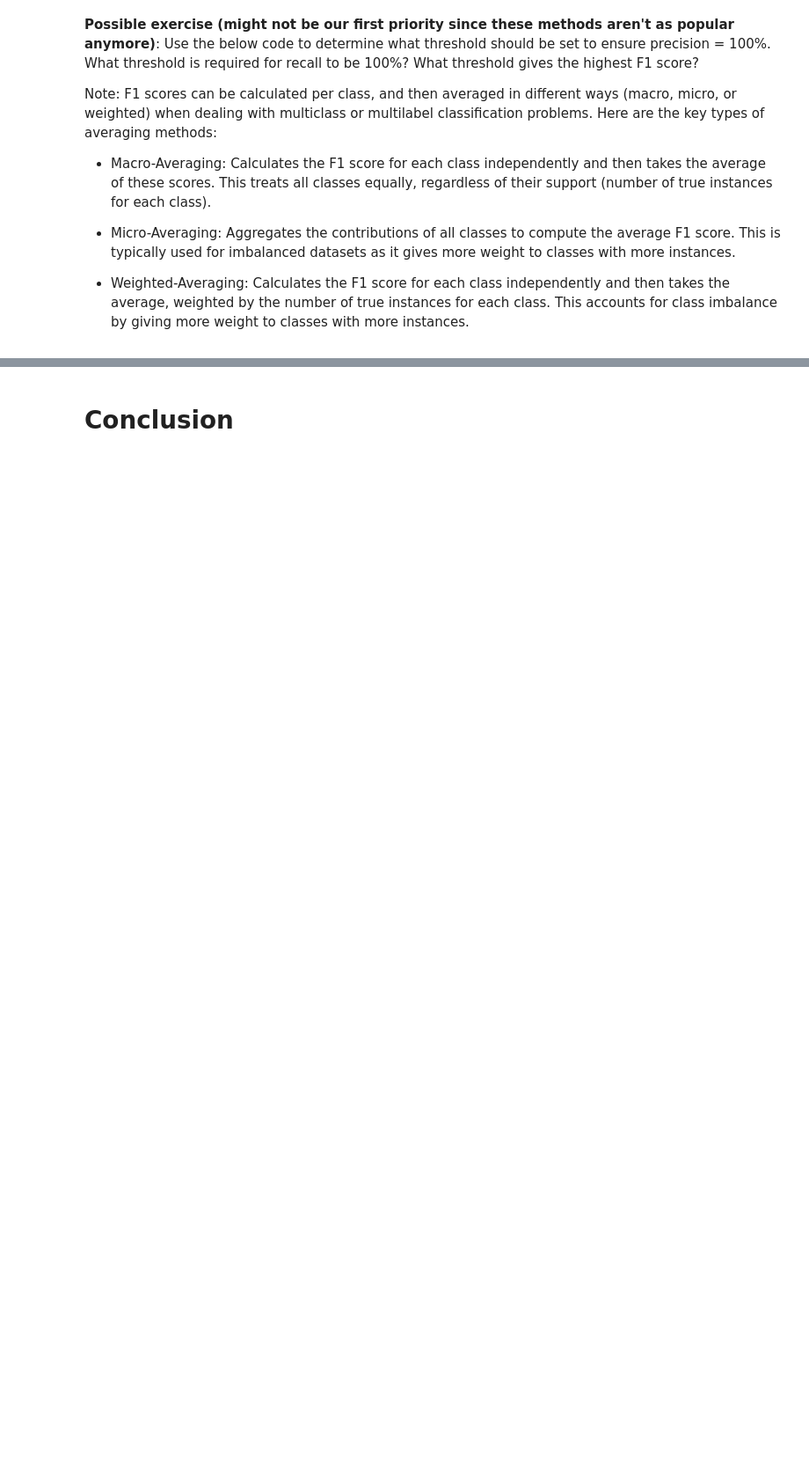
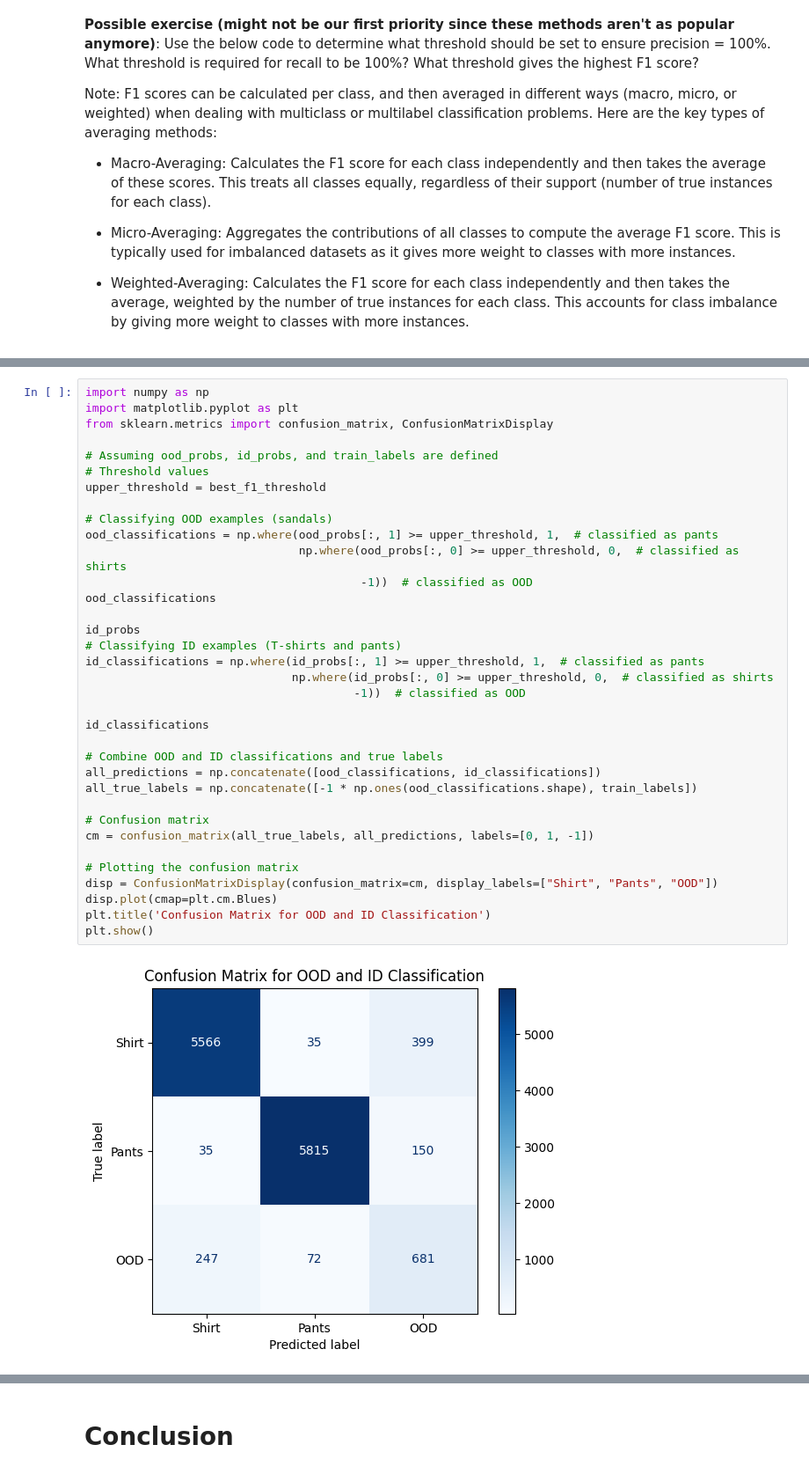
Before and after one commit to carpentries-incubator/fair-explainable-ml, a Jupyter notebook: code/7a-OOD-detection-output-based.ipynb, the cells around one changed output, grey strips where cells are left out. Shown at 88% size. Saved outputs shown, nothing was run; the diff lists cells and outputs as text; blank space fills up the shorter version.

```diff
--- a/code/7a-OOD-detection-output-based.ipynb
+++ b/code/7a-OOD-detection-output-based.ipynb
@@ -494,3 +481,40 @@ Best Recall threshold: 0.5, Recall: 0.9815
+# %%
+import numpy as np
+import matplotlib.pyplot as plt
+from sklearn.metrics import confusion_matrix, ConfusionMatrixDisplay
+
+# Assuming ood_probs, id_probs, and train_labels are defined
+# Threshold values
+upper_threshold = best_f1_threshold
+
+# Classifying OOD examples (sandals)
+ood_classifications = np.where(ood_probs[:, 1] >= upper_threshold, 1,  # classified as pants
+                               np.where(ood_probs[:, 0] >= upper_threshold, 0,  # classified as shirts
+                                        -1))  # classified as OOD
+ood_classifications
+
+id_probs
+# Classifying ID examples (T-shirts and pants)
+id_classifications = np.where(id_probs[:, 1] >= upper_threshold, 1,  # classified as pants
+                              np.where(id_probs[:, 0] >= upper_threshold, 0,  # classified as shirts
+                                       -1))  # classified as OOD
+
+id_classifications
+
+# Combine OOD and ID classifications and true labels
+all_predictions = np.concatenate([ood_classifications, id_classifications])
+all_true_labels = np.concatenate([-1 * np.ones(ood_classifications.shape), train_labels])
+
+# Confusion matrix
+cm = confusion_matrix(all_true_labels, all_predictions, labels=[0, 1, -1])
+
+# Plotting the confusion matrix
+disp = ConfusionMatrixDisplay(confusion_matrix=cm, display_labels=["Shirt", "Pants", "OOD"])
+disp.plot(cmap=plt.cm.Blues)
+plt.title('Confusion Matrix for OOD and ID Classification')
+plt.show()
+# %% [output]
+[figure, added]
 # %% [markdown]
 # Example 2: Energy-Based OOD Detection
 
```
Also changed, not shown: parts of 17 cells of this notebook, 1 other file.
